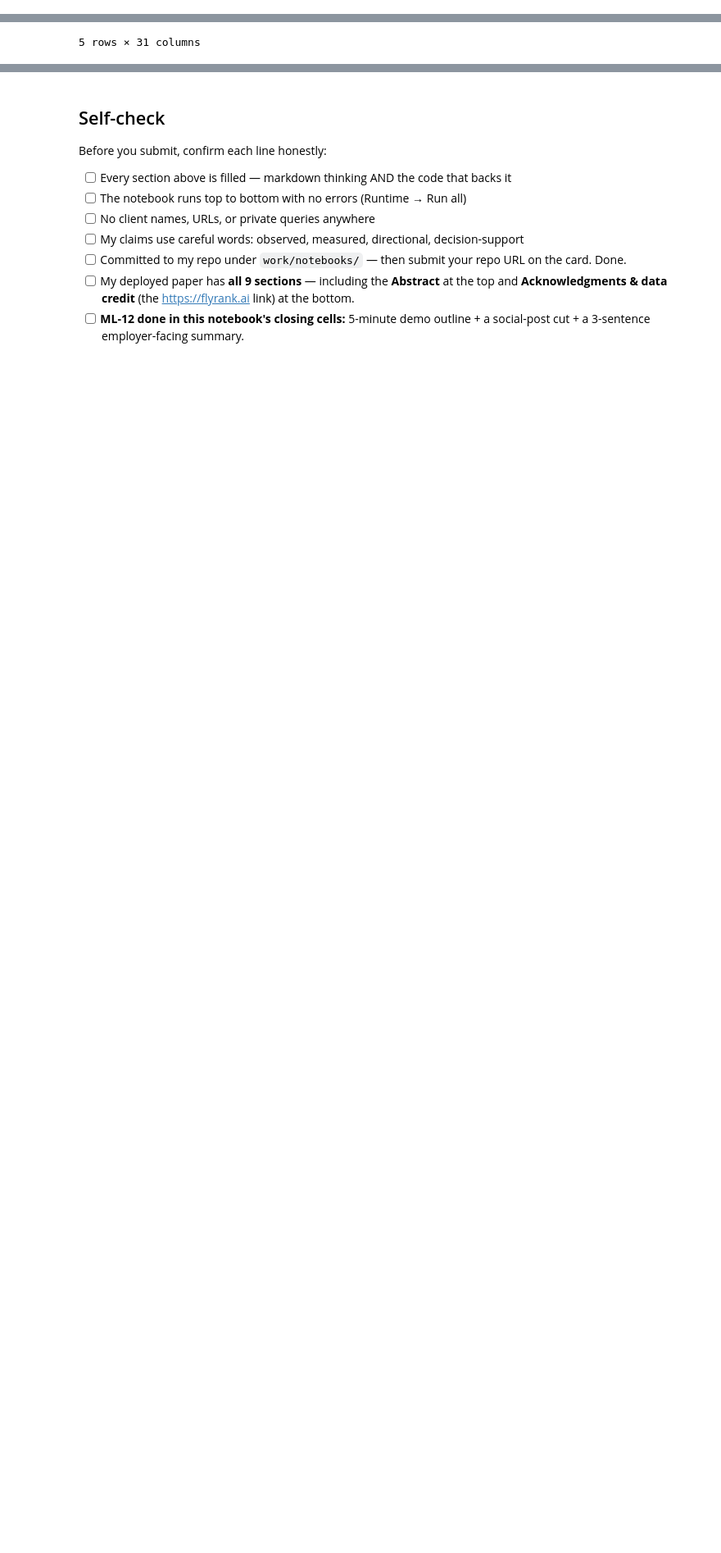
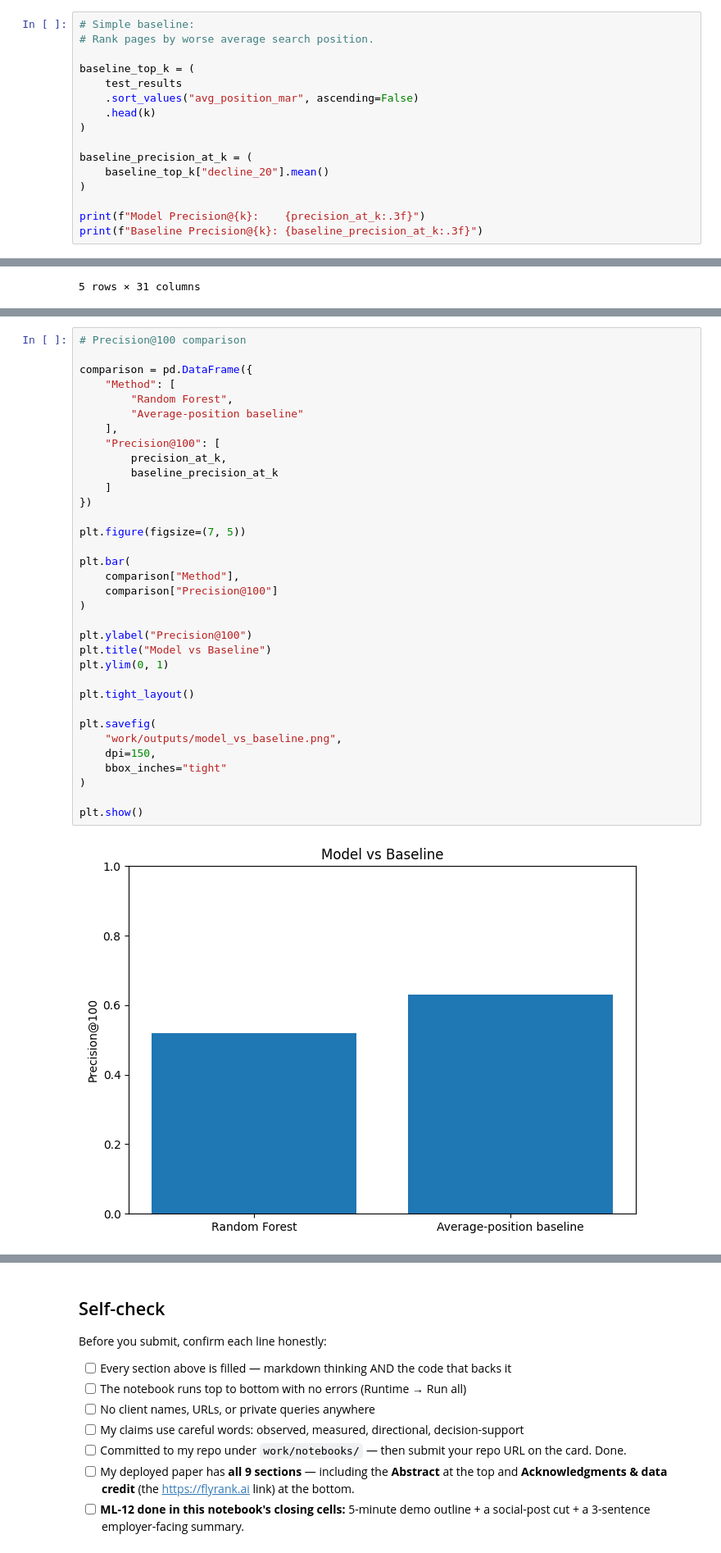
Before and after one commit to swiftcoder0/flyrank_intership_assignment, a Jupyter notebook: work/notebooks/capstone.ipynb, the cells around one changed output, grey strips where cells are left out. Shown at 82% size. Drawn from its saved outputs; the diff is of its cells as text; blank space fills up the shorter version.

```diff
--- a/work/notebooks/capstone.ipynb
+++ b/work/notebooks/capstone.ipynb
@@ -20,0 +296,16 @@ This skeleton is yours to fill. Work the sections **in order** — each one has
+# %%
+# Simple baseline:
+# Rank pages by worse average search position.
+
+baseline_top_k = (
+    test_results
+    .sort_values("avg_position_mar", ascending=False)
+    .head(k)
+)
+
+baseline_precision_at_k = (
+    baseline_top_k["decline_20"].mean()
+)
+
+print(f"Model Precision@{k}:    {precision_at_k:.3f}")
+print(f"Baseline Precision@{k}: {baseline_precision_at_k:.3f}")
@@ -110,0 +592,36 @@ Columns: 31
+# %%
+# Precision@100 comparison
+
+comparison = pd.DataFrame({
+    "Method": [
+        "Random Forest",
+        "Average-position baseline"
+    ],
+    "Precision@100": [
+        precision_at_k,
+        baseline_precision_at_k
+    ]
+})
+
+plt.figure(figsize=(7, 5))
+
+plt.bar(
+    comparison["Method"],
+    comparison["Precision@100"]
+)
+
+plt.ylabel("Precision@100")
+plt.title("Model vs Baseline")
+plt.ylim(0, 1)
+
+plt.tight_layout()
+
+plt.savefig(
+    "work/outputs/model_vs_baseline.png",
+    dpi=150,
+    bbox_inches="tight"
+)
+
+plt.show()
+# %% [output]
+[figure, added]
```
Also changed, not shown: parts of 21 cells of this notebook.
